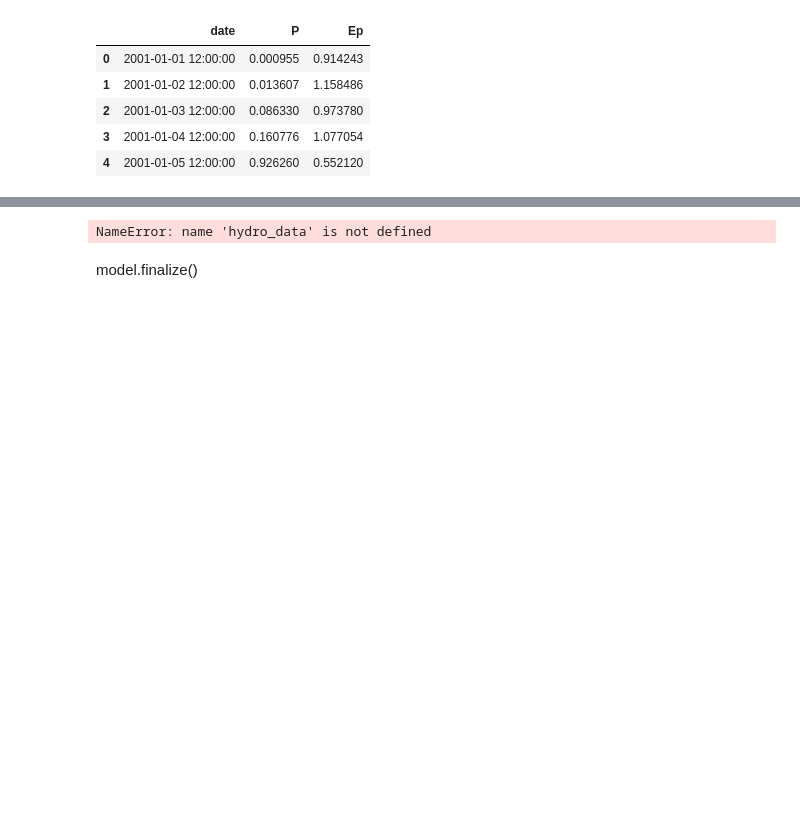
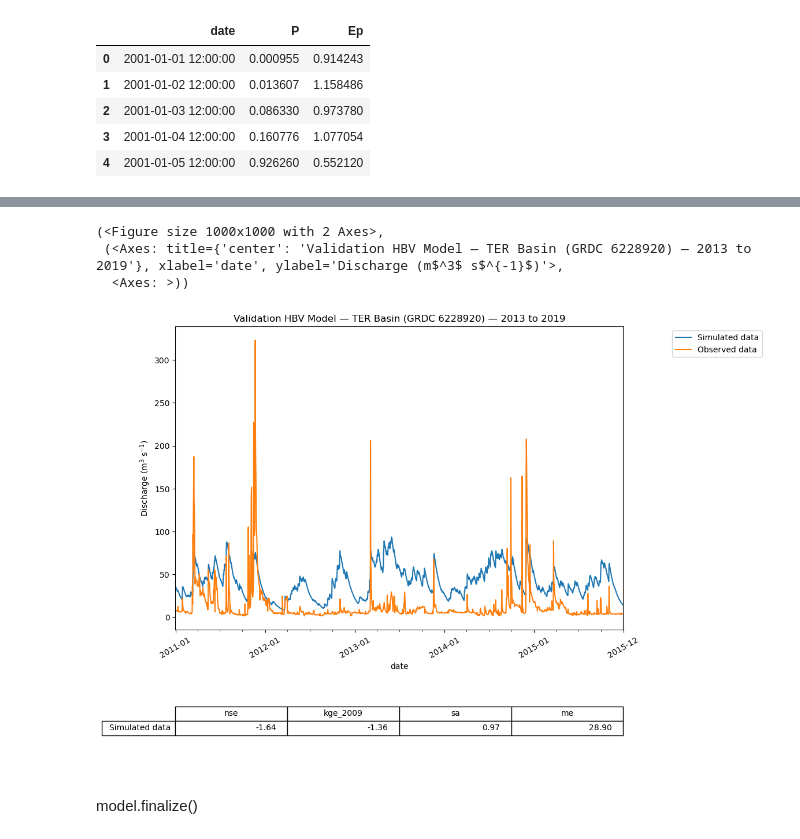
Before and after one commit to julesbradley/teaching-materials, a Jupyter notebook: book/2_modelling_advanced_ewatercycle/exercise4_calibrate_HBV_eWaterCycle.ipynb, the cells around one changed output, grey strips where cells are left out. Drawn from its saved outputs; the diff is of its cells as text; code cells hidden in the pictures; blank space fills up the shorter version.

```diff
--- a/book/2_modelling_advanced_ewatercycle/exercise4_calibrate_HBV_eWaterCycle.ipynb
+++ b/book/2_modelling_advanced_ewatercycle/exercise4_calibrate_HBV_eWaterCycle.ipynb
@@ -47,7 +50,7 @@ calibration_start_time = "2002-01-01T00:00:00Z"
 calibration_end_time   = "2008-12-31T00:00:00Z"
 
 # Validation period
-validation_start_time  = "2011-01-01T00:00:00Z"
+validation_start_time  = "20010-01-01T00:00:00Z"
 validation_end_time    = "2015-12-31T00:00:00Z"
 # %% [markdown]
 Forcing was created in the previous notebook and loaded here.
@@ -84,7 +87,7 @@ p_names = ["$I_{max}$",  "$C_e$",  "$Su_{max}$", "β",  "$P_{max}$",  "$T_{lag}$
 param_names = ["Imax","Ce",  "Sumax", "beta",  "Pmax",  "Tlag",   "Kf",   "Ks"]
 # %%
 # The number of ensemble members in our ensemble
-N = 50
+N = 5000
 np.random.seed(42)
 p_min_initial = np.array([0,   0.2,  40,    .5,   .001,   1,     .01,  .0001])
 p_max_initial = np.array([8,    1,  800,   4,    .3,     10,    .1,   .01])
@@ -517,7 +518,7 @@ while model.time < model.end_time:
 
 df = pd.DataFrame(data=Q_m,columns=["Modeled discharge"], index=time)
 
-shape_area = 3
+shape_area = 3156.2 * 1e6
 df["Modeled discharge"] = df["Modeled discharge"] * shape_area / (1000 * 86400)
 sim_data = df["Modeled discharge"].to_xarray().rename({'index': 'date'})
 sim_data.name = 'Simulated data'
@@ -529,6 +530,11 @@ array([ 0.34620848,  0.34733152,  0.34844359, ..., 22.01157795,
 Coordinates:
   * date     (date) datetime64[ns] 56kB 2001-01-02 2001-01-03 ... 2019-12-31
 # %%
+import xarray as xr
+obs_val_df = grdc_obs_cal.loc[validation_start_time[:10]:validation_end_time[:10]].copy()
+obs_data = obs_val_df['Q'].to_xarray().rename({'time': 'date'})
+obs_data.name = 'Observed data'
+
 discharge = xr.merge([sim_data, obs_data]).to_dataframe()
 hydro_data = discharge[["Simulated data", "Observed data"]].dropna()
 hydro_data
@@ -537,6 +556,17 @@ NameError: name 'xr' is not defined
 # %%
-ewatercycle.analysis.hydrograph(hydro_data, reference='Observed data', filename = './Evaluation Calibration/experiment_hydrograph_eval_19961999.png', title = 'Evaluation eWaterCycle Model on period 1996-1999')
+import os
+os.makedirs('./Evaluation Calibration', exist_ok=True)
+
+ewatercycle.analysis.hydrograph(
+    hydro_data,
+    reference='Observed data',
+    filename='./Evaluation Calibration/hydrograph_validation_TER_2013_2019.png',
+    title='Validation HBV Model — TER Basin (GRDC 6228920) — 2013 to 2019'
+)
 # %% [output]
-NameError: name 'hydro_data' is not defined
+(<Figure size 1000x1000 with 2 Axes>,
+ (<Axes: title={'center': 'Validation HBV Model — TER Basin (GRDC 6228920) — 2013 to 2019'}, xlabel='date', ylabel='Discharge (m$^3$ s$^{-1}$)'>,
+  <Axes: >))
+[figure, added]
 # %% [markdown]
 model.finalize()
```
Also changed, not shown: parts of 5 cells of this notebook, 4 other files.
